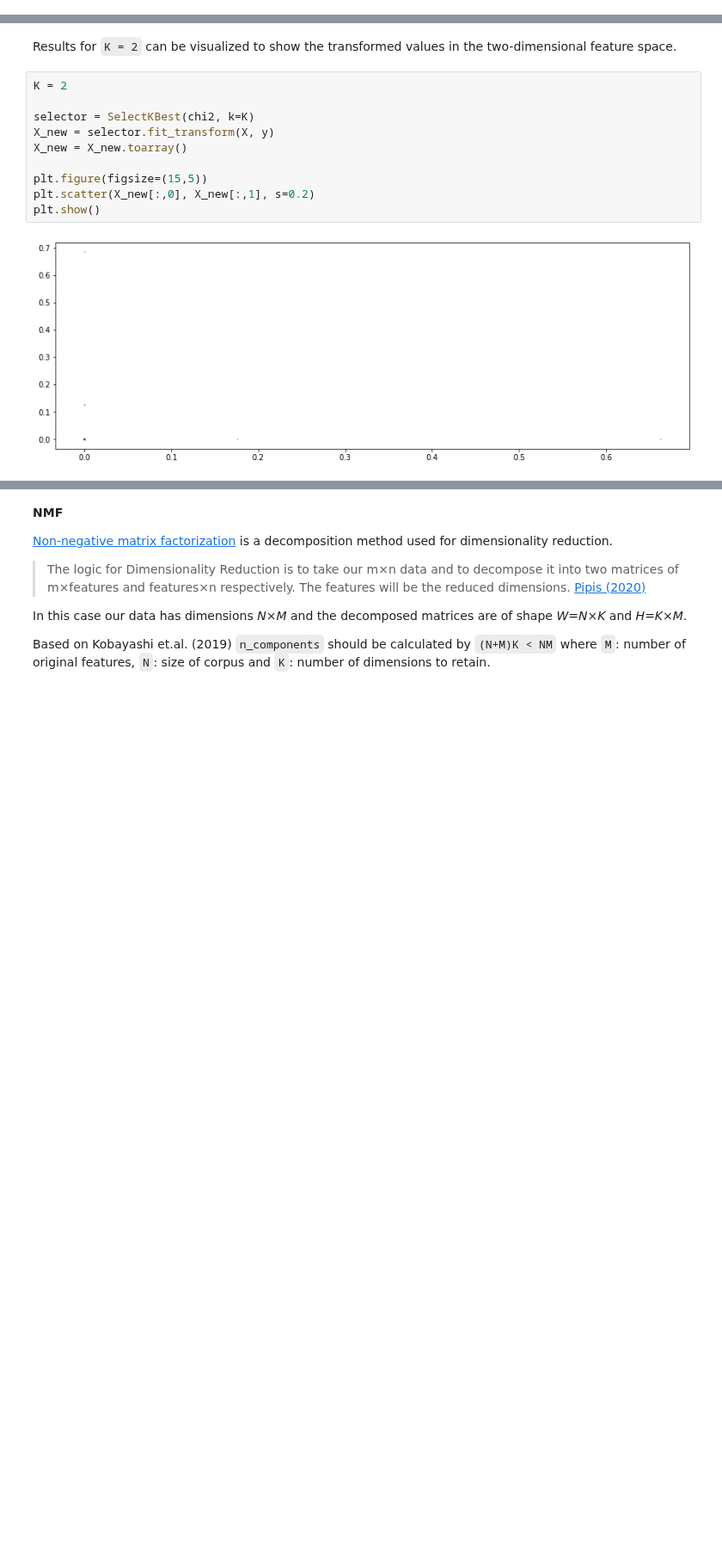
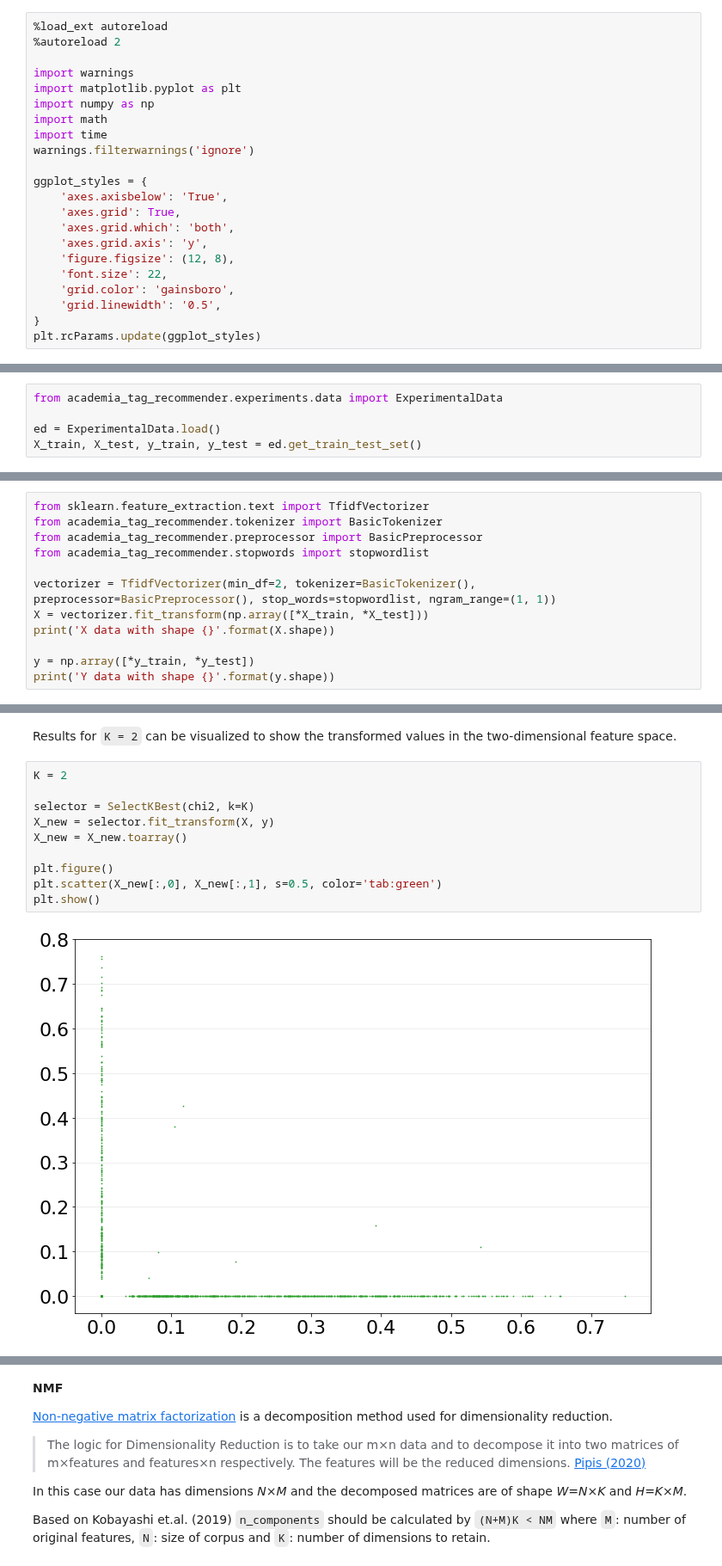
Before and after one commit to gefei-htw/academia_tag_recommender, a Jupyter notebook: notebooks/2.3-me-dimensionality-reduction.ipynb, the cells around one changed output, grey strips where cells are left out. Shown at 86% size. Saved outputs shown, nothing was run; the diff lists cells and outputs as text; blank space fills up the shorter version.

```diff
--- a/notebooks/2.3-me-dimensionality-reduction.ipynb
+++ b/notebooks/2.3-me-dimensionality-reduction.ipynb
@@ -21,3 +10,25 @@ data_folder = Path(MODELS_PATH + '/dimension_reduction')
+# %%
+%load_ext autoreload
+%autoreload 2
+
+import warnings
+import matplotlib.pyplot as plt
+import numpy as np
+import math
+import time
+warnings.filterwarnings('ignore')
+
+ggplot_styles = {
+    'axes.axisbelow': 'True',
+    'axes.grid': True,
+    'axes.grid.which': 'both',
+    'axes.grid.axis': 'y',
+    'figure.figsize': (12, 8),
+    'font.size': 22,
+    'grid.color': 'gainsboro',
+    'grid.linewidth': '0.5',
+}
+plt.rcParams.update(ggplot_styles)
 # %% [markdown]
 <a id='data_import'/>
 # %% [markdown]
@@ -37,3 +36,8 @@ Received saved model
+# %%
+from academia_tag_recommender.experiments.data import ExperimentalData
+
+ed = ExperimentalData.load()
+X_train, X_test, y_train, y_test = ed.get_train_test_set()
 # %% [markdown]
 <a id='data_preparation'/>
 # %% [markdown]
@@ -53,0 +45,12 @@ Y data with shape (33082, 452)
+# %%
+from sklearn.feature_extraction.text import TfidfVectorizer
+from academia_tag_recommender.tokenizer import BasicTokenizer
+from academia_tag_recommender.preprocessor import BasicPreprocessor
+from academia_tag_recommender.stopwords import stopwordlist
+
+vectorizer = TfidfVectorizer(min_df=2, tokenizer=BasicTokenizer(), preprocessor=BasicPreprocessor(), stop_words=stopwordlist, ngram_range=(1, 1))
+X = vectorizer.fit_transform(np.array([*X_train, *X_test]))
+print('X data with shape {}'.format(X.shape))
+
+y = np.array([*y_train, *y_test])
+print('Y data with shape {}'.format(y.shape))
@@ -99,12 +95,12 @@ Results for `K = 2` can be visualized to show the transformed values in the two-
 # %%
 K = 2
 
 selector = SelectKBest(chi2, k=K)
 X_new = selector.fit_transform(X, y)
 X_new = X_new.toarray()
 
-plt.figure(figsize=(15,5))
-plt.scatter(X_new[:,0], X_new[:,1], s=0.2)
+plt.figure()
+plt.scatter(X_new[:,0], X_new[:,1], s=0.5, color='tab:green')
 plt.show()
 # %% [output]
-[figure, old version]
+[figure, new version]
```
Also changed, not shown: parts of 20 cells of this notebook.
